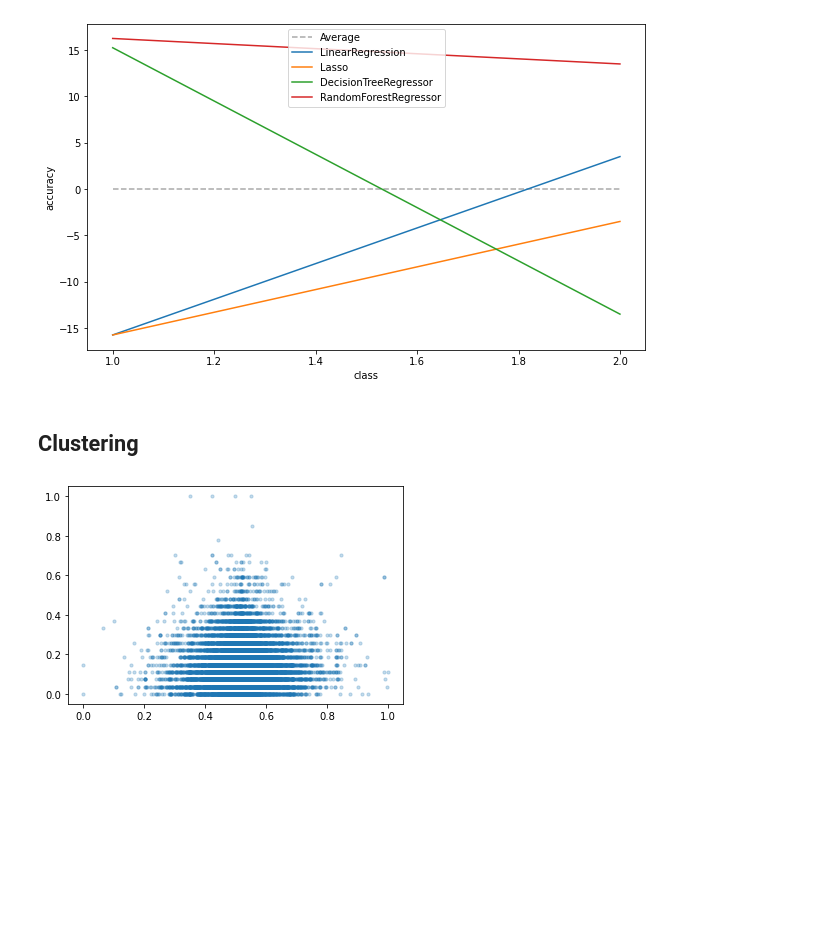
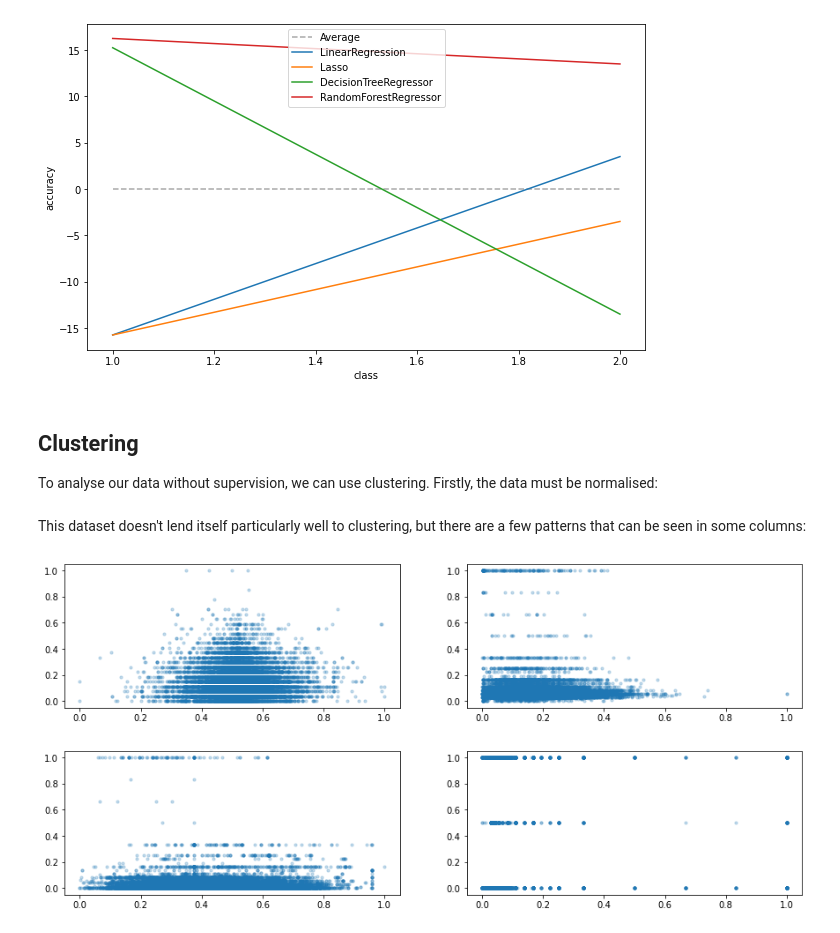
Before and after one commit to ChrisJMurdoch/ChessNotebook, a Jupyter notebook: Chess.ipynb, the cells around one changed output. Drawn from its saved outputs; the diff is of its cells as text; code cells hidden in the pictures; blank space fills up the shorter version.

```diff
--- a/Chess.ipynb
+++ b/Chess.ipynb
@@ -826,15 +829,15 @@ plt.show()
 [figure]
 # %% [markdown]
 ## Clustering
+
+To analyse our data without supervision, we can use clustering.  Firstly, the data must be normalised:
 # %%
+# Normalise dataframe (adapted from https://stackoverflow.com/a/41532180)
+def normalise(data):
+    return (data-data.min()) / (data.max()-data.min())
+
 # Create subset of data for clustering
-cdata = data[["rating_delta", "opening_ply"]]
-
-# Normalise dataframe (taken from https://stackoverflow.com/a/41532180)
-cdata = (cdata-cdata.min()) / (cdata.max()-cdata.min())
-
-# Show normalised data
-plt.scatter(cdata.iloc[:,[0]], cdata.iloc[:,[1]], alpha=0.25, s=10)
-plt.show()
+cdata1 = normalise(data[["rating_delta", "opening_ply"]])
+cdata2 = normalise(data[["turns", "time"]])
+cdata3 = normalise(data[["white_rating", "increment"]])
+cdata4 = normalise(data[["time", "winner"]])
-# %% [output]
-[figure, removed]
@@ -845,0 +844,24 @@ y_pred = kmeans.fit_predict(cdata)
+# %% [markdown]
+This dataset doesn't lend itself particularly well to clustering, but there are a few patterns that can be seen in some columns:
+# %%
+from matplotlib.pyplot import figure
+
+# Plot normalised data
+figure(figsize=(15, 3))
+plt.subplot(1, 2, 1)
+plt.scatter(cdata1.iloc[:,[0]], cdata1.iloc[:,[1]], alpha=0.25, s=10)
+plt.subplot(1, 2, 2)
+plt.scatter(cdata2.iloc[:,[0]], cdata2.iloc[:,[1]], alpha=0.25, s=10)
+plt.show()
+figure(figsize=(15, 3))
+plt.subplot(1, 2, 1)
+plt.scatter(cdata3.iloc[:,[0]], cdata3.iloc[:,[1]], alpha=0.25, s=10)
+plt.subplot(1, 2, 2)
+plt.scatter(cdata4.iloc[:,[0]], cdata4.iloc[:,[1]], alpha=0.25, s=10)
+plt.show()
+
+# cdata4 is most clustered
+cdata = cdata4
+# %% [output]
+[figure, added]
+[figure, added]
```
Also changed, not shown: parts of 20 cells of this notebook, 3 other files.
